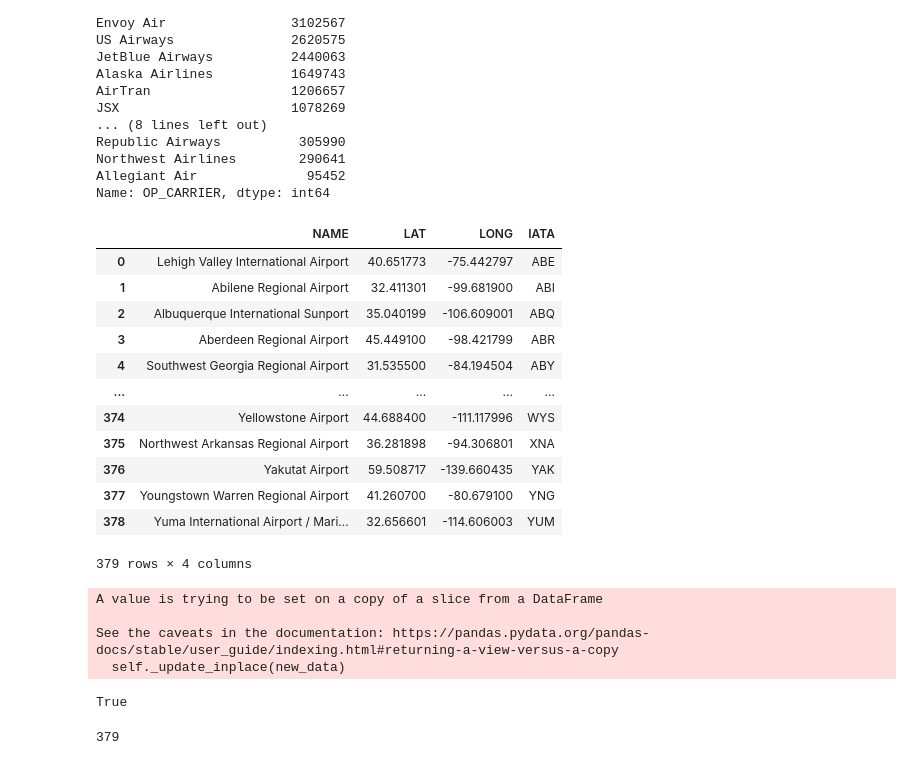
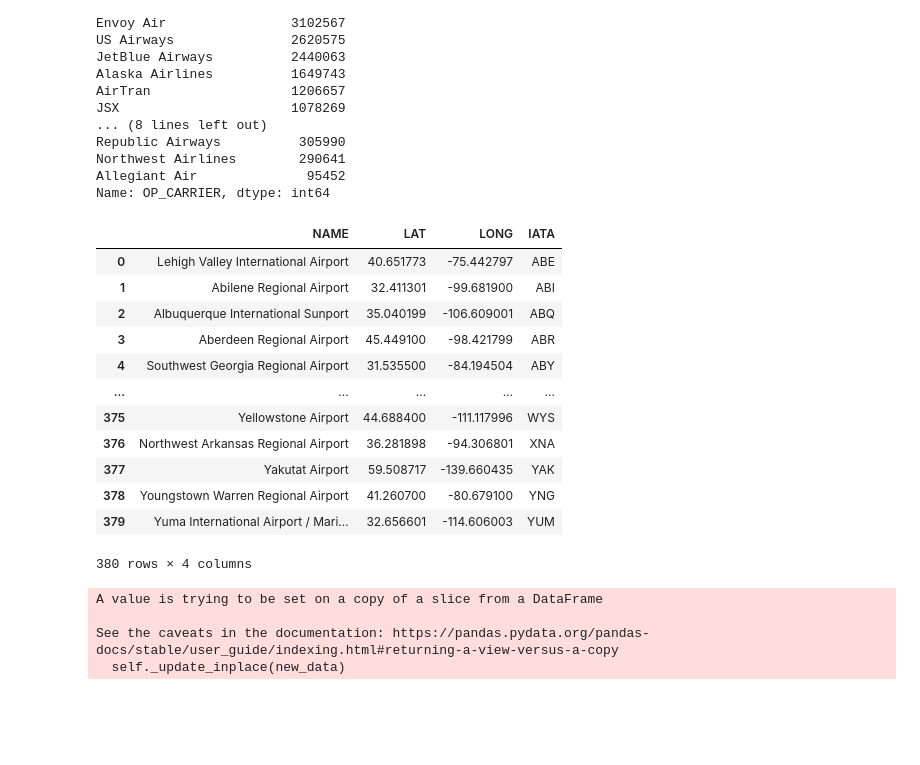
Before and after one commit to akenet/flight_delay_predictor, a Jupyter notebook: Flight Delay Predictor Data Munging.ipynb, the cells around one changed output. Saved outputs shown, nothing was run; the diff lists cells and outputs as text; code cells hidden in the pictures; blank space fills up the shorter version.

Commit message:
Update Flight Delay Predictor Data Munging.ipynb
Fix missing airport entry

```diff
--- a/Flight Delay Predictor Data Munging.ipynb
+++ b/Flight Delay Predictor Data Munging.ipynb
@@ -117,0 +122,7 @@ True
+# %%
+# airport "FLN" is only in destination and not origin
+poss_airports = origins + ["FLN"] # add to list of airports
+poss_airports.sort()
+
+# confirm it worked
+len(poss_airports), len(origins)
@@ -209,25 +245,23 @@ Name: OP_CARRIER, dtype: int64
 # %%
-# Get file with airport information
-airports = pd.read_csv('airports.csv', low_memory=False)
-airports = airports.loc[airports['iata_code'].isin(origins)]
+airports = airports.loc[airports['iata_code'].isin(poss_airports)]
 
 cols = ['name','latitude_deg','longitude_deg','iata_code']
 airports = airports[cols].sort_values(by=['iata_code']).reset_index().drop(['index'], axis=1)
 
 airports = airports.rename(columns={'name':'NAME', 'latitude_deg':'LAT', 'longitude_deg':'LONG', 'iata_code':'IATA'})
 airports
 # %% [output]
 |  | NAME | LAT | LONG | IATA |
 | 0 | Lehigh Valley International Airport | 40.651773 | -75.442797 | ABE |
 | 1 | Abilene Regional Airport | 32.411301 | -99.681900 | ABI |
 | 2 | Albuquerque International Sunport | 35.040199 | -106.609001 | ABQ |
 | 3 | Aberdeen Regional Airport | 45.449100 | -98.421799 | ABR |
 | 4 | Southwest Georgia Regional Airport | 31.535500 | -84.194504 | ABY |
 | ... | ... | ... | ... | ... |
-| 374 | Yellowstone Airport | 44.688400 | -111.117996 | WYS |
-| 375 | Northwest Arkansas Regional Airport | 36.281898 | -94.306801 | XNA |
-| 376 | Yakutat Airport | 59.508717 | -139.660435 | YAK |
-| 377 | Youngstown Warren Regional Airport | 41.260700 | -80.679100 | YNG |
-| 378 | Yuma International Airport / Mari... | 32.656601 | -114.606003 | YUM |
+| 375 | Yellowstone Airport | 44.688400 | -111.117996 | WYS |
+| 376 | Northwest Arkansas Regional Airport | 36.281898 | -94.306801 | XNA |
+| 377 | Yakutat Airport | 59.508717 | -139.660435 | YAK |
+| 378 | Youngstown Warren Regional Airport | 41.260700 | -80.679100 | YNG |
+| 379 | Yuma International Airport / Mari... | 32.656601 | -114.606003 | YUM |
-379 rows × 4 columns
+380 rows × 4 columns
 # %%
@@ -252,10 +279,2 @@ destinations.sort()
-# %%
-origins==destinations
-# %% [output]
-True
-# %%
-len(origins)
-# %% [output]
-379
 # %%
 dat.head()
```
Also changed, not shown: parts of 11 cells of this notebook.
